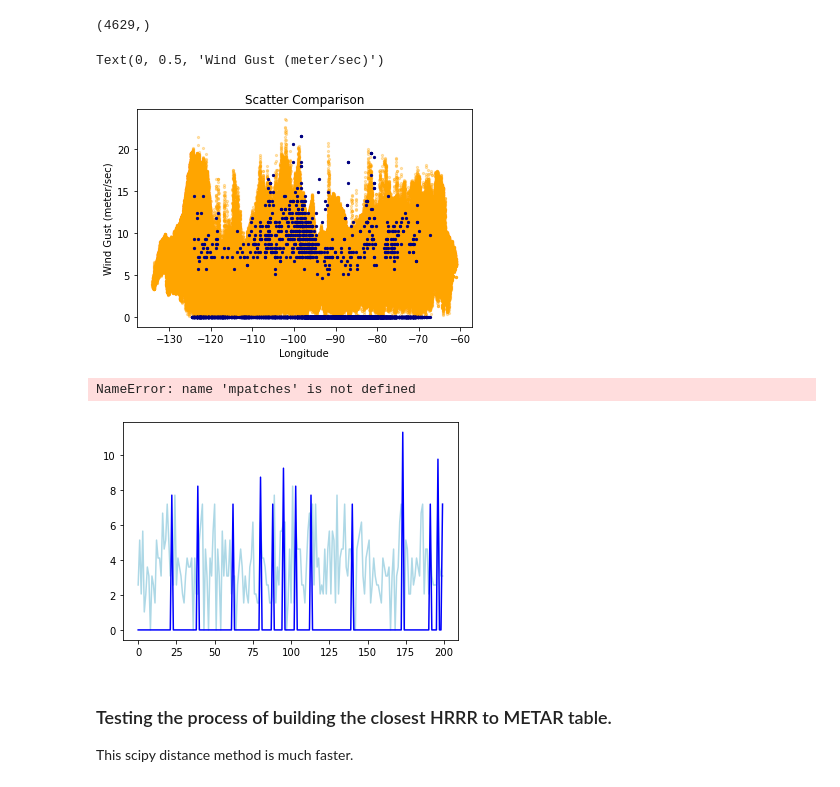
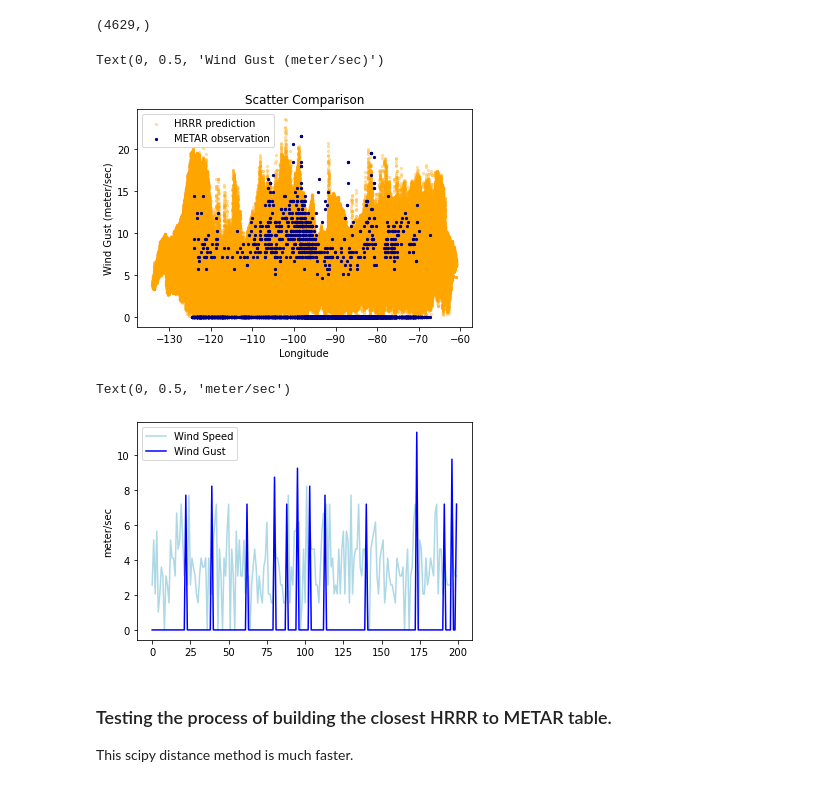
Before and after one commit to jesseturner/Wind-Gust-Predictions, a Jupyter notebook: HRRR_Performance_Evaluation.ipynb, the cells around one changed output. Saved outputs shown, nothing was run; the diff lists cells and outputs as text; code cells hidden in the pictures.

Commit message:
Small changes, trying to make labels/legends work properly

```diff
--- a/HRRR_Performance_Evaluation.ipynb
+++ b/HRRR_Performance_Evaluation.ipynb
@@ -95,24 +95,23 @@ met_arr[:,0].shape
 # %% [output]
 (4629,)
 # %%
-plt.scatter(hrrr_arr[:,1], hrrr_arr[:,0], color='orange', s=5, alpha=0.3)
-plt.scatter(met_arr[:,1], met_arr[:,0],  color='navy', s=5, alpha=1)
+plt.scatter(hrrr_arr[:,1], hrrr_arr[:,0], color='orange', s=5, alpha=0.3, label='HRRR prediction')
+plt.scatter(met_arr[:,1], met_arr[:,0],  color='navy', s=5, alpha=1, label='METAR observation')
 plt.title("Scatter Comparison")
+plt.legend(loc='upper left')
 plt.xlabel("Longitude", size = 10)
 plt.ylabel("Wind Gust (meter/sec)", size = 10)
 # %% [output]
 Text(0, 0.5, 'Wind Gust (meter/sec)')
-[figure, old version]
+[figure, new version]
 # %%
-plt.plot(met_arr[0:200,4], color='LightBlue') #WindSpeed
-plt.plot(met_arr[0:200,0], color='Blue') #Gust
-wind_gust_legend = mpatches.Patch(color='Blue', label='Wind Gust')
-wind_speed_legend = mpatches.Patch(color='LightBlue', label='Wind Speed')
-plt.legend(handles=[wind_gust_legend,wind_speed_legend])
+plt.plot(met_arr[0:200,4], color='LightBlue', label='Wind Speed')
+plt.plot(met_arr[0:200,0], color='Blue', label='Wind Gust')
+plt.legend()
 plt.ylabel("meter/sec", size = 10)
 # %% [output]
-NameError: name 'mpatches' is not defined
+Text(0, 0.5, 'meter/sec')
-[figure, old version]
+[figure, new version]
 # %% [markdown]
 ### Testing the process of building the closest HRRR to METAR table.
 This scipy distance method is much faster.
```
Also changed, not shown: parts of 3 cells of this notebook.
